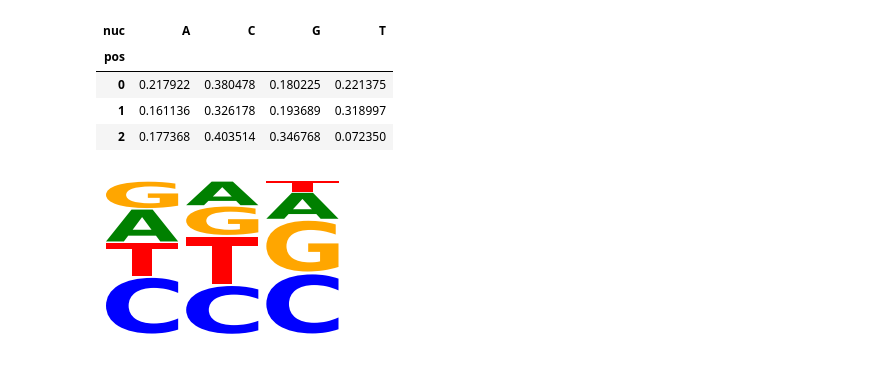
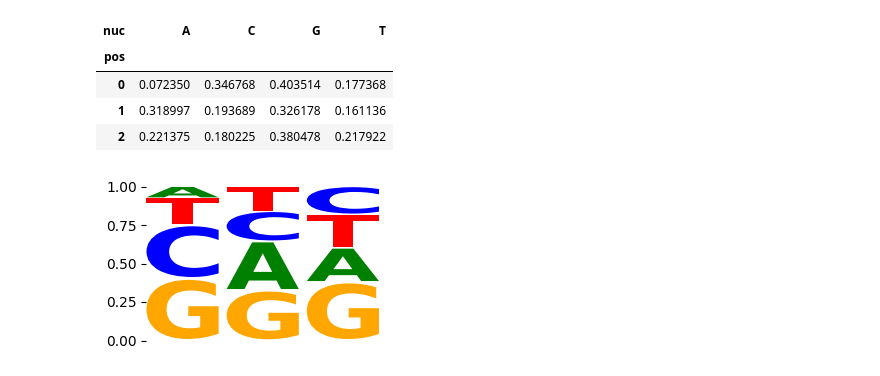
Before and after one commit to mitoclub/mtdna-192component-mutspec-chordata, a Jupyter notebook: scripts/abasic_sites/AbasicSites_seq_logo.ipynb, the cells around one changed output. Saved outputs shown, nothing was run; the diff lists cells and outputs as text; code cells hidden in the pictures.

```diff
--- a/scripts/abasic_sites/AbasicSites_seq_logo.ipynb
+++ b/scripts/abasic_sites/AbasicSites_seq_logo.ipynb
@@ -33,13 +17,12 @@ df
 # %%
-df_h = df[["origtriH", "avgH"]]
-# df_h = df_h[df_h.avgH > df_h.avgH.mean()]
+df_heavy = pd.read_csv("../../data/abasic_sites/AbasicSitesMtDNAcontext_start_heavy.csv", sep=";").sort_values("avg")
 
-df_h[0] = df_h.origtriH.str.get(0).str.capitalize()
-df_h[1] = df_h.origtriH.str.get(1).str.capitalize()
-df_h[2] = df_h.origtriH.str.get(2).str.capitalize()
-df_h = df_h.melt(["origtriH", "avgH"], [0, 1, 2], "pos", "nuc")
+df_heavy[0] = df_heavy['triplet'].str.get(0).str.capitalize()
+df_heavy[1] = df_heavy['triplet'].str.get(1).str.capitalize()
+df_heavy[2] = df_heavy['triplet'].str.get(2).str.capitalize()
+df_h = df_heavy.melt(['triplet', "avg"], [0, 1, 2], "pos", "nuc")
 
-df_h_wide = df_h.groupby(["pos", "nuc"]).avgH.mean().unstack().fillna(0)
+df_h_wide = df_h.groupby(["pos", "nuc"])['avg'].mean().unstack().fillna(0)
 df_h_wide = (df_h_wide.T / df_h_wide.sum(axis=1)).T
 
 
@@ -61,7 +44,7 @@ ss_logo.style_spines(visible=False)
 ss_logo.ax.set_xticks(range(len(df_h_wide)))
 # ss_logo.ax.set_xticklabels('%+d'%x for x in [-3, -2, -1, 1, 2, 3, 4, 5, 6])
 ss_logo.ax.set_xticks([])
-ss_logo.ax.set_yticks([])
+ss_logo.ax.set_yticks(np.linspace(0, 1, 5))
 # ss_logo.ax.axvline(2.5, color='k', linewidth=1, linestyle=':')
 # ss_logo.ax.set_ylabel('Frequency')
 plt.savefig("../../pictures/abasic_sites/triplet_logo_h.pdf")
@@ -76,41 +59,42 @@ df_h_wide
 # %%
-df_l = df[["origtriH", "avgL"]]
-df_l[0] = df_l.origtriH.str.get(0).str.capitalize()
-df_l[1] = df_l.origtriH.str.get(1).str.capitalize()
-df_l[2] = df_l.origtriH.str.get(2).str.capitalize()
-df_l = df_l.melt(["origtriH", "avgL"], [0, 1, 2], "pos", "nuc")
+df_light = pd.read_csv("../../data/abasic_sites/AbasicSitesMtDNAcontext_start_light.csv", sep=";").sort_values("avg")
 
-df_l_wide = df_l.groupby(["pos", "nuc"]).avgL.mean().unstack()
+df_light[0] = df_light['triplet'].str.get(0).str.capitalize()
+df_light[1] = df_light['triplet'].str.get(1).str.capitalize()
+df_light[2] = df_light['triplet'].str.get(2).str.capitalize()
+df_l = df_light.melt(['triplet', "avg"], [0, 1, 2], "pos", "nuc")
+
+df_l_wide = df_l.groupby(["pos", "nuc"])['avg'].mean().unstack()
 df_l_wide = (df_l_wide.T / df_l_wide.sum(axis=1)).T
 
 
 # create Logo object
 ss_logo = logomaker.Logo(df_l_wide,
                          width=.9,
                          vpad=.05,
                         #  fade_probabilities=True,
                          stack_order='small_on_top',
                          figsize=[3, 2],
                         #  color_scheme='dodgerblue',
                         #  font_name='Rosewood Std'
 )
 
 # style using Logo methods
 ss_logo.style_spines(visible=False)
 
 # style using Axes methods
 ss_logo.ax.set_xticks(range(len(df_h_wide)))
 # ss_logo.ax.set_xticklabels('%+d'%x for x in [-3, -2, -1, 1, 2, 3, 4, 5, 6])
 ss_logo.ax.set_xticks([])
-ss_logo.ax.set_yticks([])
+ss_logo.ax.set_yticks(np.linspace(0, 1, 5))
 # ss_logo.ax.axvline(2.5, color='k', linewidth=1, linestyle=':')
 # ss_logo.ax.set_ylabel('Frequency')
 plt.savefig("../../pictures/abasic_sites/triplet_logo_l.pdf")
 df_l_wide
 # %% [output]
 | nuc | A | C | G | T |
 | pos |  |  |  |  |
-| 0 | 0.217922 | 0.380478 | 0.180225 | 0.221375 |
-| 1 | 0.161136 | 0.326178 | 0.193689 | 0.318997 |
-| 2 | 0.177368 | 0.403514 | 0.346768 | 0.072350 |
+| 0 | 0.072350 | 0.346768 | 0.403514 | 0.177368 |
+| 1 | 0.318997 | 0.193689 | 0.326178 | 0.161136 |
+| 2 | 0.221375 | 0.180225 | 0.380478 | 0.217922 |
-[figure, old version]
+[figure, new version]
```
Also changed, not shown: parts of 8 cells of this notebook, 5 other files.
